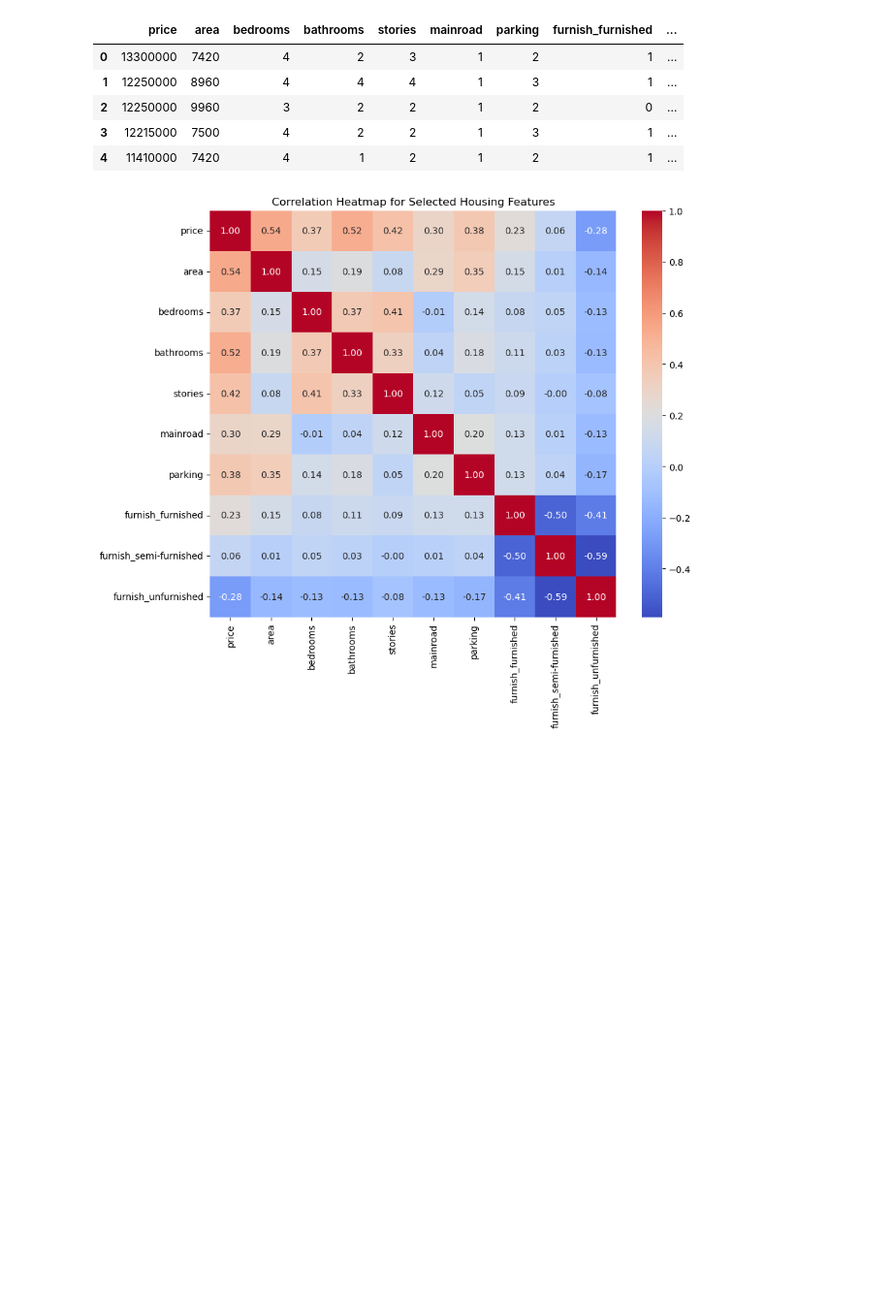
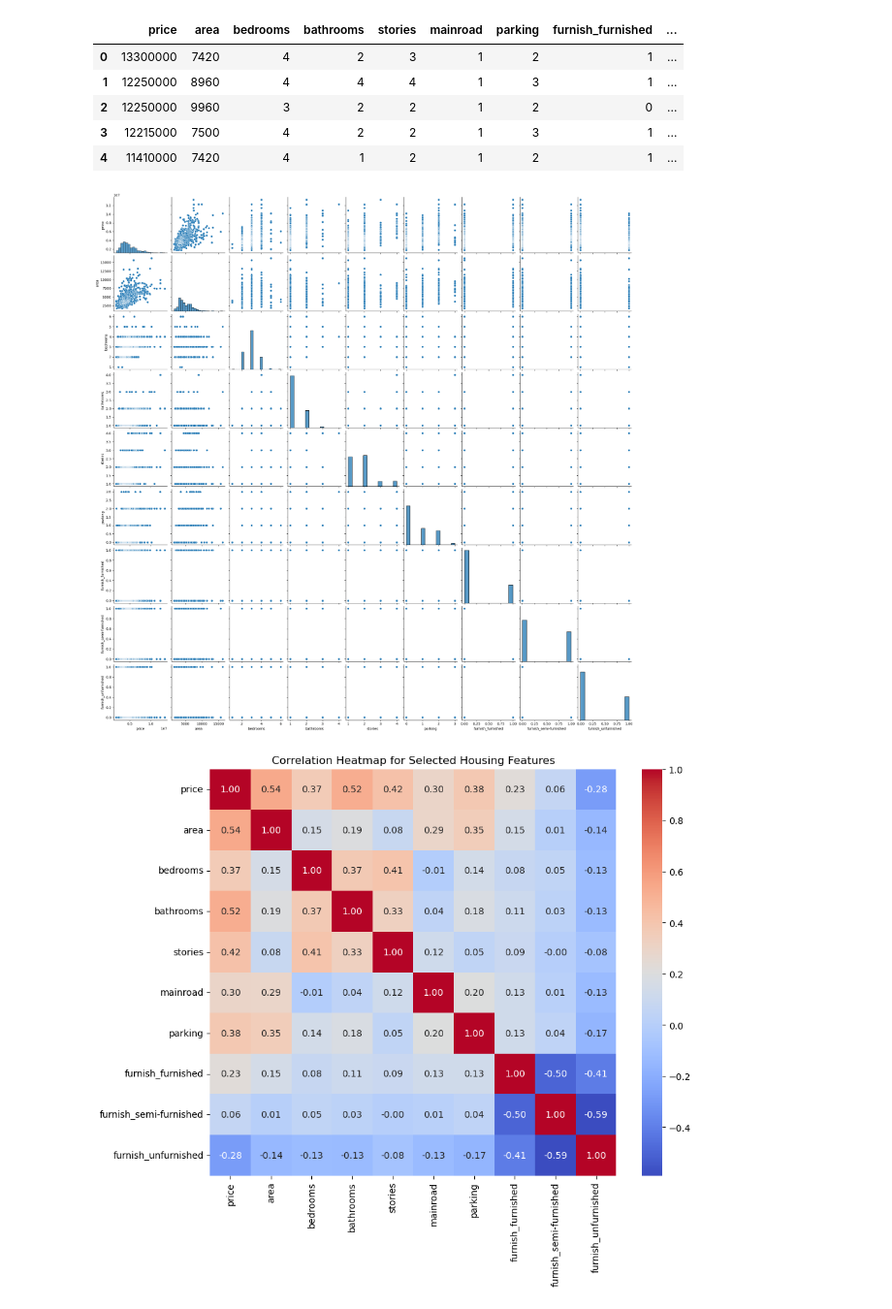
Before and after one commit to GarvitBohra/Housing_price_prediction_project, a Jupyter notebook: house_price_prediction.ipynb, the cells around one changed output. Shown at 97% size. Cells and saved outputs as stored; diff of their text form; code cells hidden in the pictures; blank space fills up the shorter version.

```diff
--- a/house_price_prediction.ipynb
+++ b/house_price_prediction.ipynb
@@ -222,15 +222,14 @@ df.head()
 # %%
 selected_columns = [
     'price', 'area', 'bedrooms', 'bathrooms', 'stories', 'parking',
     'furnish_furnished',
     'furnish_semi-furnished',
-    'furnishingst_Unfurnished'
+    'furnish_unfurnished'
 ]
-
 sns.pairplot(df[selected_columns])
-
-# Show the plot
 plt.show()
+# %% [output]
+[figure, added]
 # %%
 corr_matrix = df.corr()
 # %%
```
